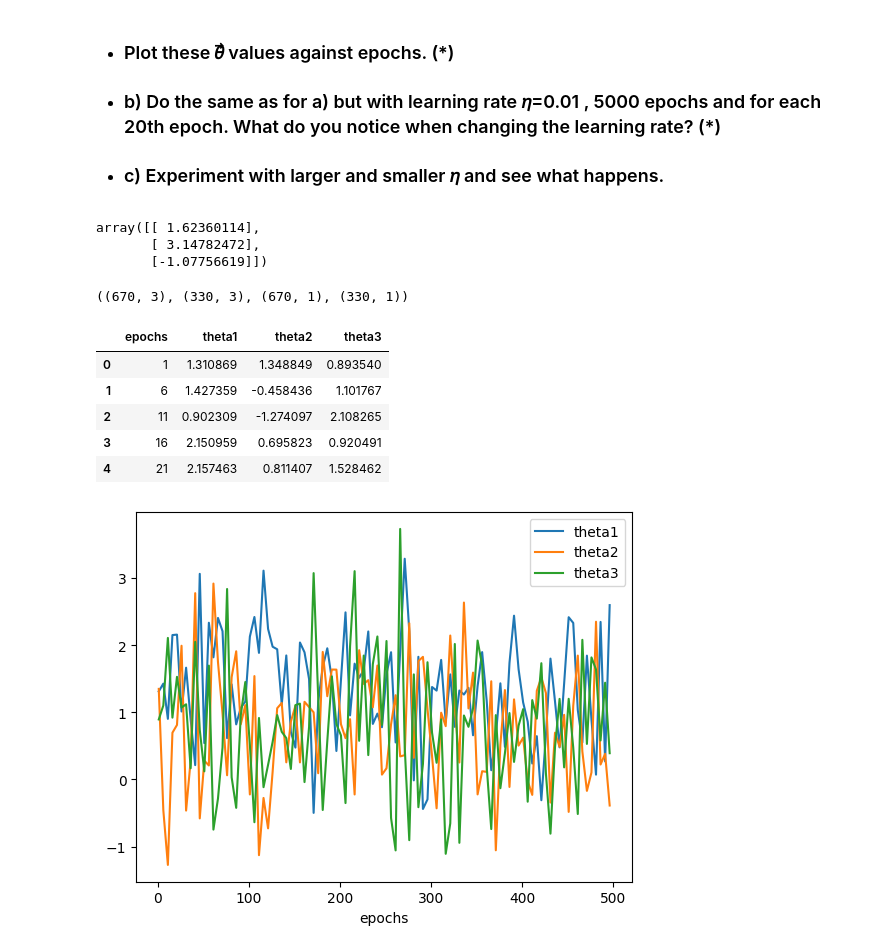
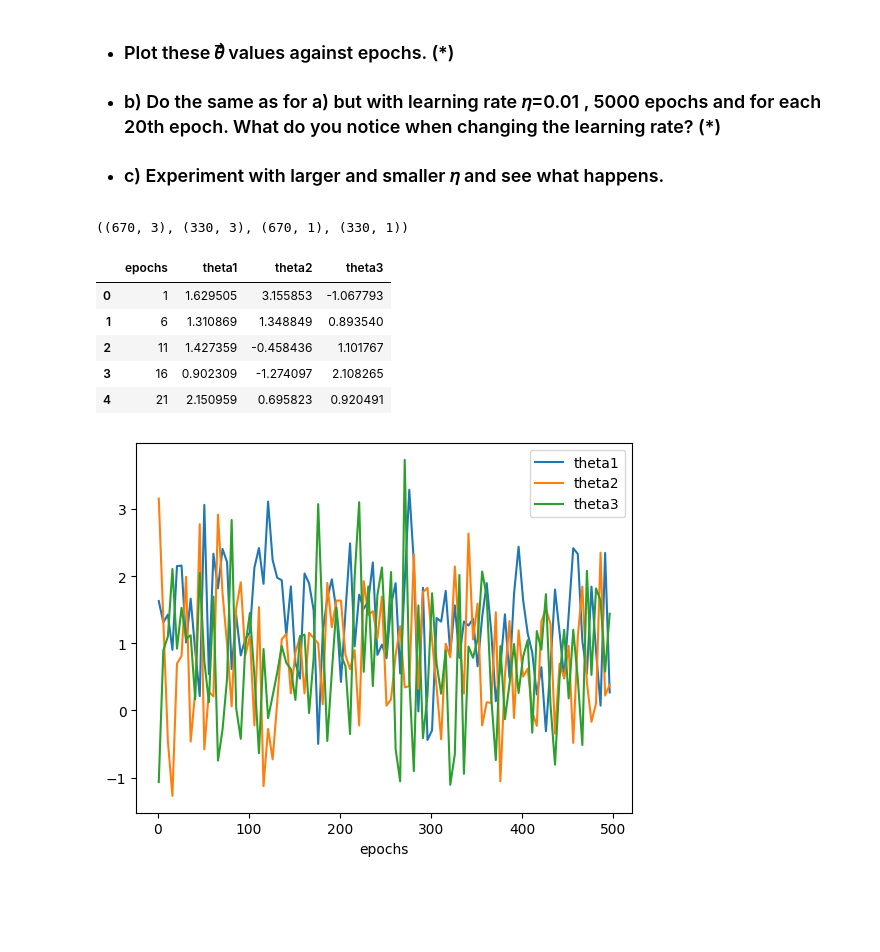
Before and after one commit to JoelOscarsson/Machine-Learning, a Jupyter notebook: Excercises/L1-Gradient-Descent.ipynb, the cells around one changed output. Cells and saved outputs as stored; diff of their text form; code cells hidden in the pictures; blank space fills up the shorter version.

```diff
--- a/Excercises/L1-Gradient-Descent.ipynb
+++ b/Excercises/L1-Gradient-Descent.ipynb
@@ -59,7 +58,7 @@ array([[1.        , 0.37454012, 0.95071431],
 *  ### c) Experiment with larger and smaller  𝜂  and see what happens.
 # %%
 # Vi ska kalkylera gradient descent
-def gradient_descent(X, y, learning_rate=0.1, epochs=500):
+def gradient_descent(X, y, learning_rate=.1, epochs=100):
     m = len(X)
 
     theta = np.random.randn(X.shape[1], 1)
@@ -72,12 +71,8 @@ def gradient_descent(X, y, learning_rate=0.1, epochs=500):
 
         return theta
 
-theta = gradient_descent(X, y)
-theta
+# theta = gradient_descent(X, y)
+# theta.shape
-# %% [output]
-array([[ 1.62360114],
-       [ 3.14782472],
-       [-1.07756619]])
 # %%
 # Train | test split
 from sklearn.model_selection import train_test_split
@@ -90,37 +85,39 @@ X_train.shape, X_test.shape, y_train.shape, y_test.shape
 # %%
 epoch_list = []
 theta_1list = []
 theta_2list = []
 theta_3list = []
 
 
 for epoch in range(1,500,5):
-    theta_1,theta_2,theta_3 = gradient_descent(X_train,y_train,learning_rate=.1,epochs=epoch).flatten()
+    theta_1,theta_2,theta_3 = gradient_descent(X_train,y_train,learning_rate=0.1,epochs=epoch).flatten()
     epoch_list.append(epoch)
     theta_1list.append(theta_1)
     theta_2list.append(theta_2)
     theta_3list.append(theta_3)
 
 df = pd.DataFrame({"epochs":epoch_list,"theta1":theta_1list,"theta2":theta_2list,"theta3":theta_3list})
 
 df.head()
 # %% [output]
 |  | epochs | theta1 | theta2 | theta3 |
-| 0 | 1 | 1.310869 | 1.348849 | 0.893540 |
-| 1 | 6 | 1.427359 | -0.458436 | 1.101767 |
-| 2 | 11 | 0.902309 | -1.274097 | 2.108265 |
-| 3 | 16 | 2.150959 | 0.695823 | 0.920491 |
-| 4 | 21 | 2.157463 | 0.811407 | 1.528462 |
+| 0 | 1 | 1.629505 | 3.155853 | -1.067793 |
+| 1 | 6 | 1.310869 | 1.348849 | 0.893540 |
+| 2 | 11 | 1.427359 | -0.458436 | 1.101767 |
+| 3 | 16 | 0.902309 | -1.274097 | 2.108265 |
+| 4 | 21 | 2.150959 | 0.695823 | 0.920491 |
 # %%
 ax = plt.gca()
 
 df.plot( kind='line',x='epochs',y='theta1',ax=ax)
 df.plot( kind='line',x='epochs',y='theta2',ax=ax)
 df.plot( kind='line',x='epochs',y='theta3',ax=ax)
+# df.plot( kind='line',x='epochs',y='theta_2',ax=ax)
+# df.plot( kind='line',x='epochs',y='theta_3',ax=ax)
 
 plt.show()
 # %% [output]
-[figure, old version]
+[figure, new version]
 # %%
 # a)
 
```
Also changed, not shown: parts of 2 cells of this notebook.
